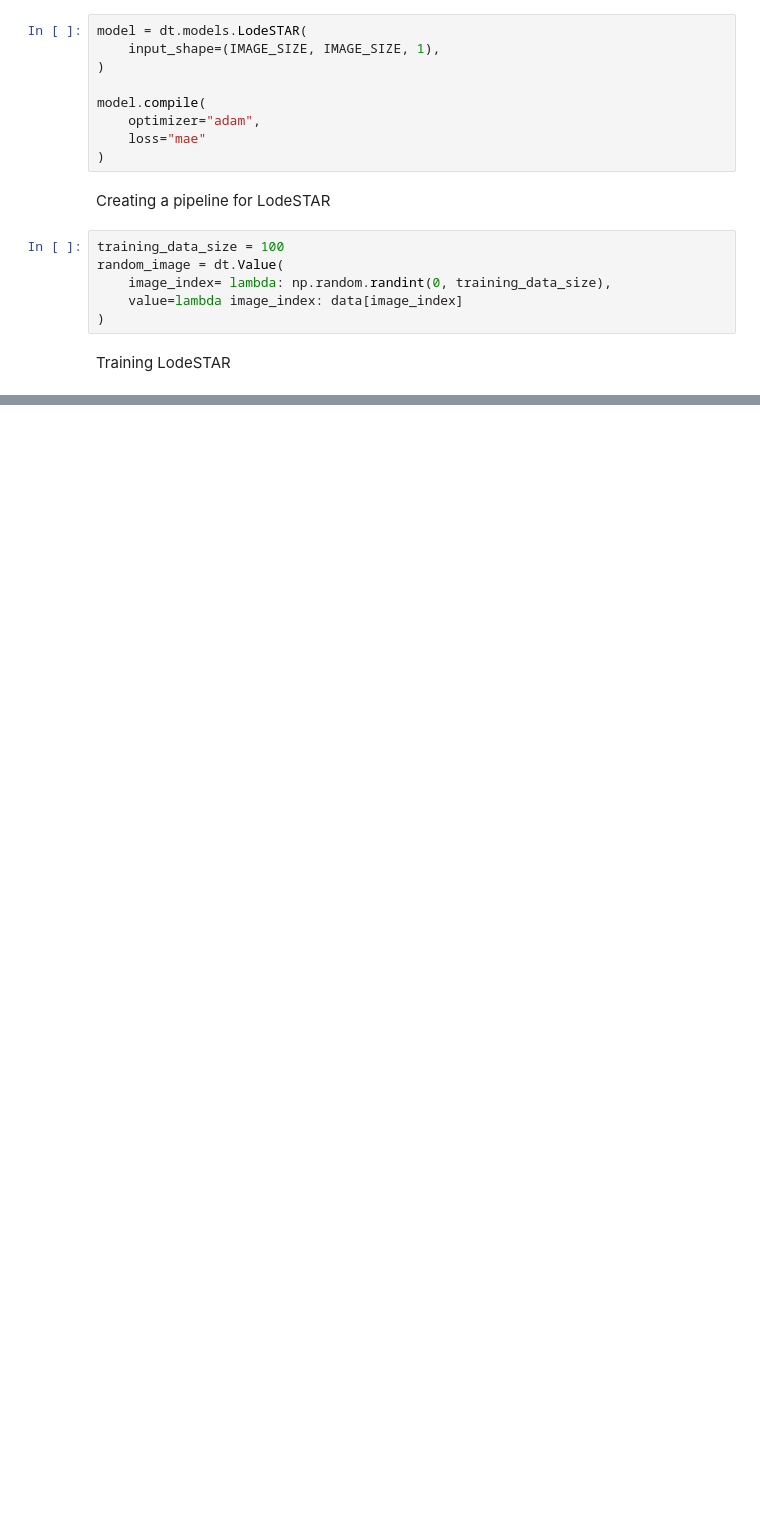
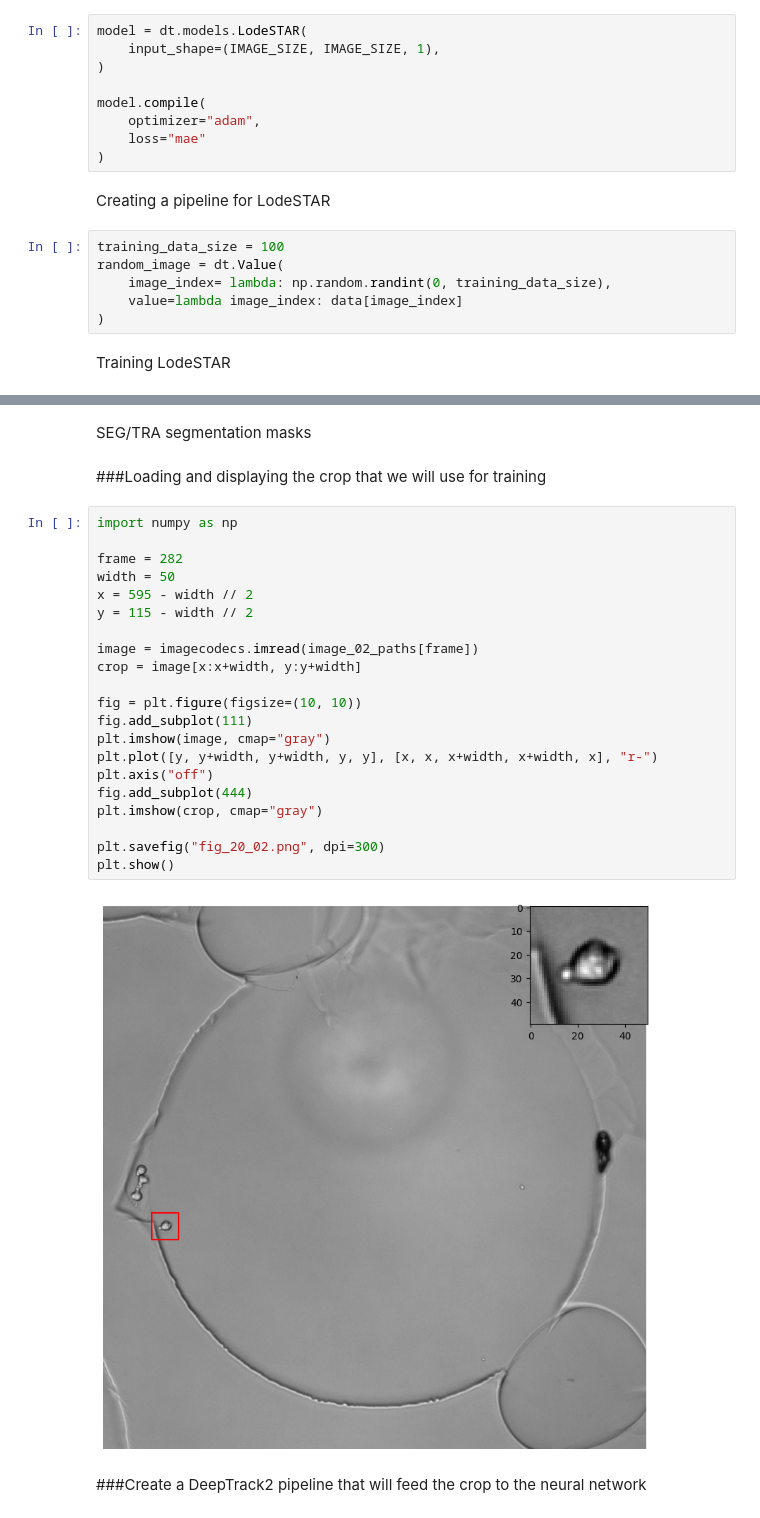
Before and after one commit to Penelopeeirini/Master-Thesis, a Jupyter notebook: Deeptrack2.ipynb, the cells around one changed output, grey strips where cells are left out. Saved outputs shown, nothing was run; the diff lists cells and outputs as text; blank space fills up the shorter version.

```diff
--- a/Deeptrack2.ipynb
+++ b/Deeptrack2.ipynb
@@ -264,0 +448,29 @@ gt = ground_truth[training_data_size:] - IMAGE_SIZE / 2
+# %% [markdown]
+SEG/TRA segmentation masks
+# %% [markdown]
+###Loading and displaying the crop that we will use for training
+# %%
+import numpy as np
+
+frame = 282
+width = 50
+x = 595 - width // 2
+y = 115 - width // 2
+
+image = imagecodecs.imread(image_02_paths[frame])
+crop = image[x:x+width, y:y+width]
+
+fig = plt.figure(figsize=(10, 10))
+fig.add_subplot(111)
+plt.imshow(image, cmap="gray")
+plt.plot([y, y+width, y+width, y, y], [x, x, x+width, x+width, x], "r-")
+plt.axis("off")
+fig.add_subplot(444)
+plt.imshow(crop, cmap="gray")
+
+plt.savefig("fig_20_02.png", dpi=300)
+plt.show()
+# %% [output]
+[figure, added]
+# %% [markdown]
+###Create a DeepTrack2 pipeline that will feed the crop to the neural network
```
Also changed, not shown: parts of 44 cells of this notebook.
